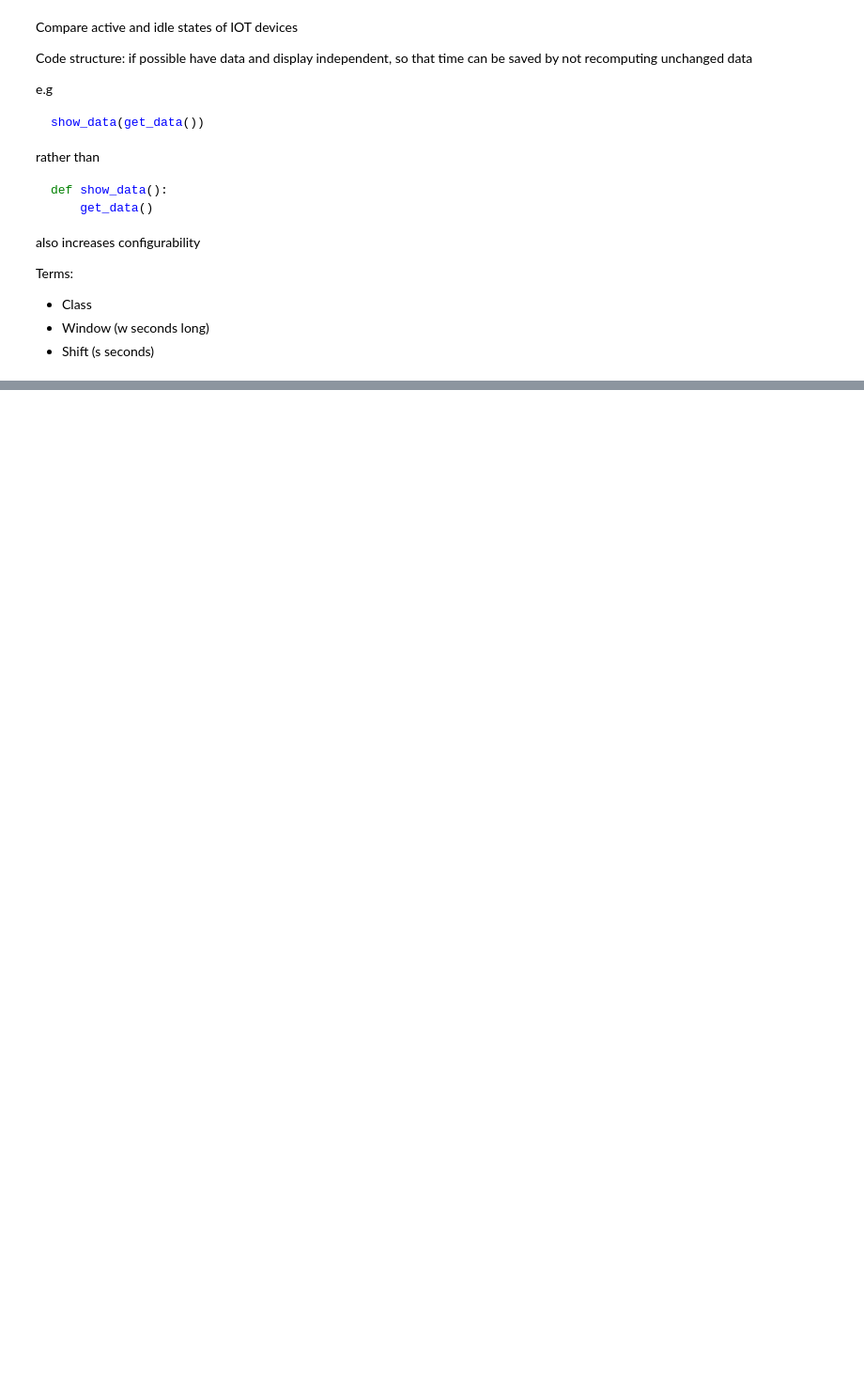
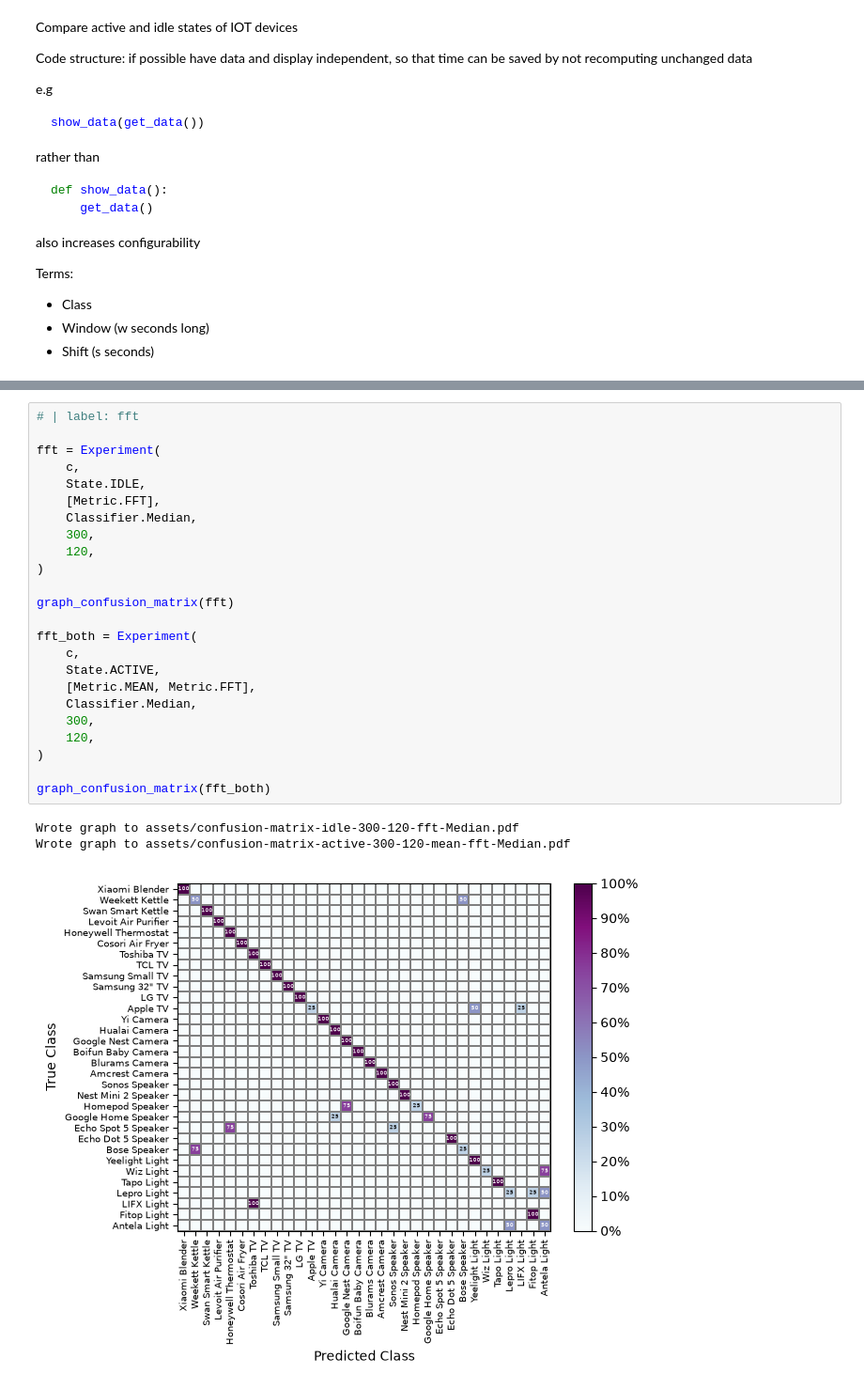
Before and after one commit to JackRobbers/thesis, a Jupyter notebook: analysis.ipynb, the cells around one changed output, grey strips where cells are left out. Shown at 94% size. Drawn from its saved outputs; the diff is of its cells as text; blank space fills up the shorter version.

```diff
--- a/analysis.ipynb
+++ b/analysis.ipynb
@@ -361,0 +359,28 @@ print(mu_sigma.f1_macro_average)
+# %%
+# | label: fft
+
+fft = Experiment(
+    c,
+    State.IDLE,
+    [Metric.FFT],
+    Classifier.Median,
+    300,
+    120,
+)
+
+graph_confusion_matrix(fft)
+
+fft_both = Experiment(
+    c,
+    State.ACTIVE,
+    [Metric.MEAN, Metric.FFT],
+    Classifier.Median,
+    300,
+    120,
+)
+
+graph_confusion_matrix(fft_both)
+# %% [output]
+Wrote graph to assets/confusion-matrix-idle-300-120-fft-Median.pdf
+Wrote graph to assets/confusion-matrix-active-300-120-mean-fft-Median.pdf
+[figure, added]
```
Also changed, not shown: parts of 10 cells of this notebook, 2 other files.
